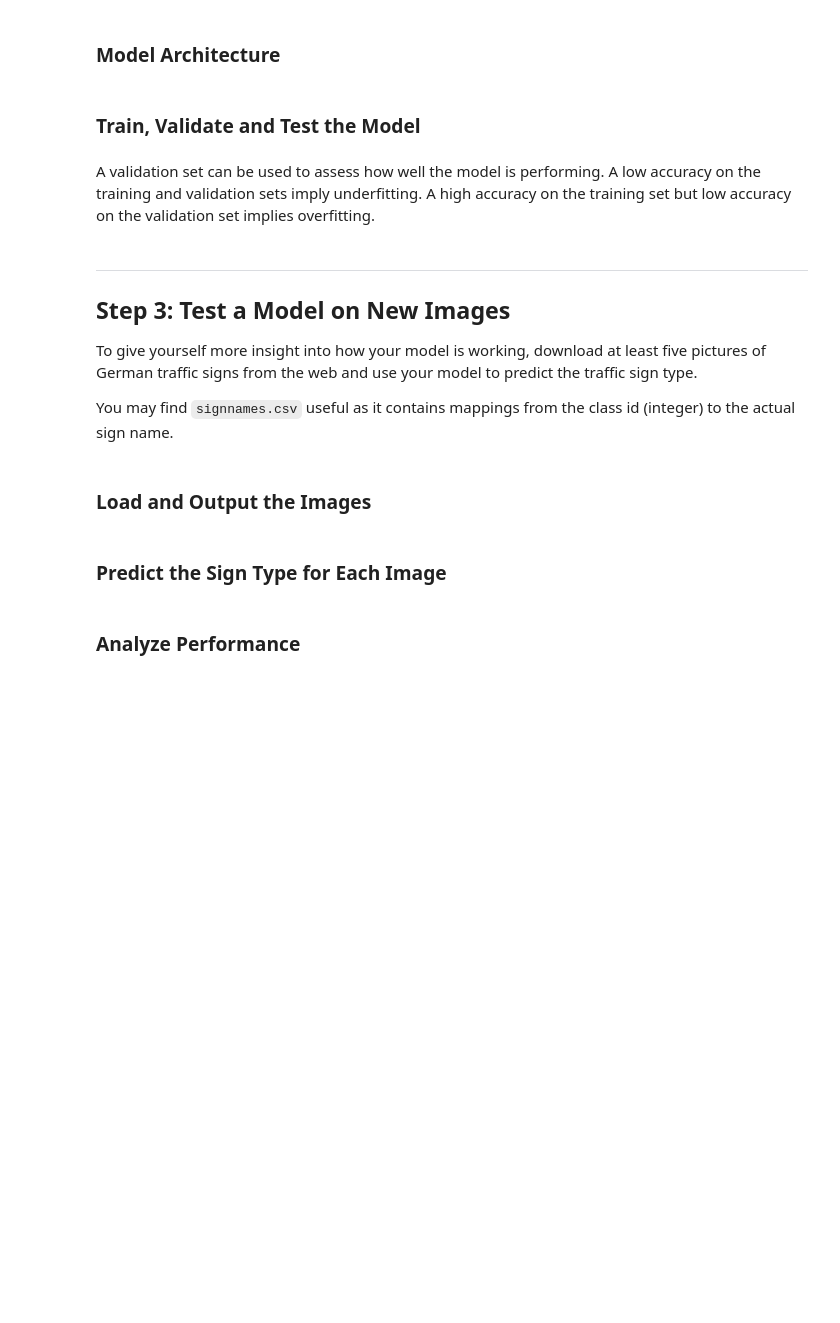
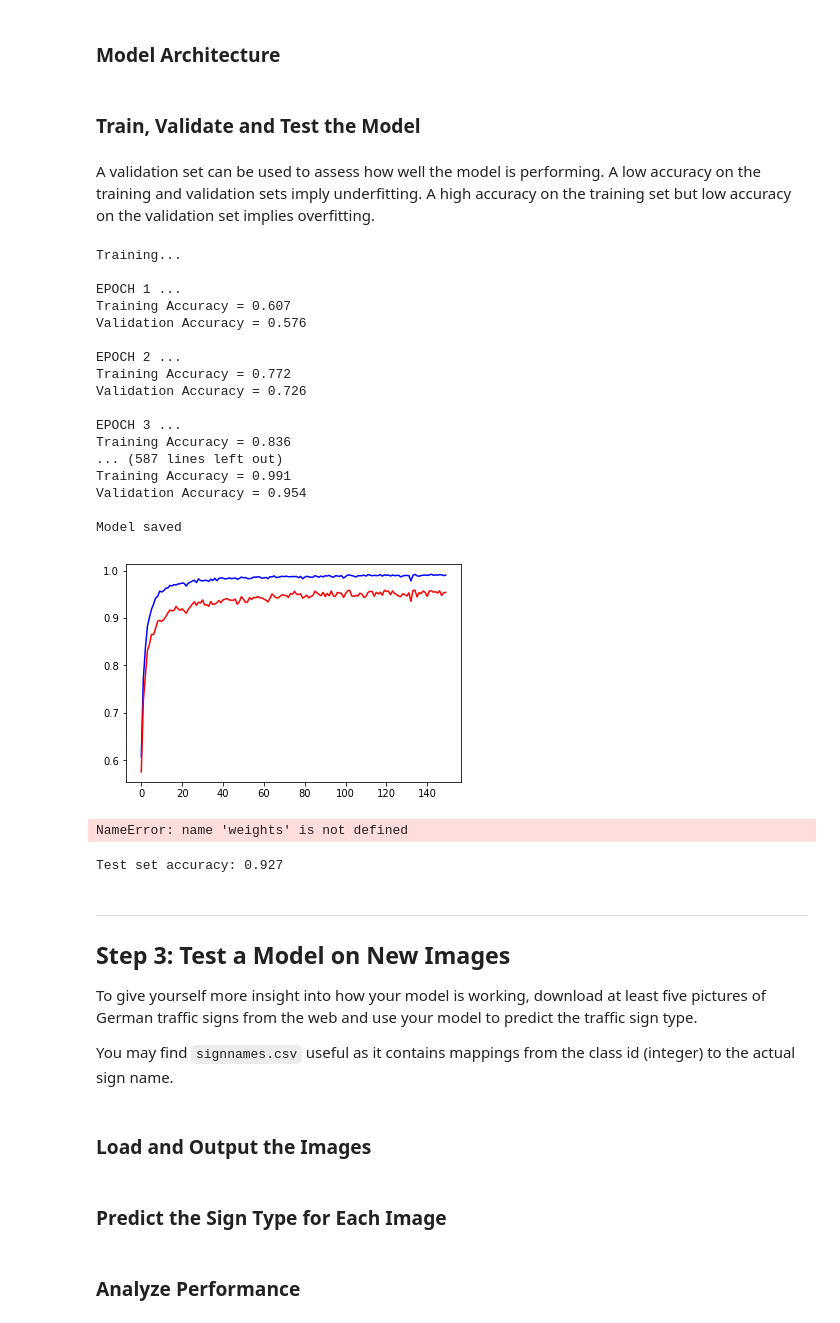
Before and after one commit to davinderc/CarND-Traffic-Sign-Classifier-Project, a Jupyter notebook: Traffic_Sign_ClassifierGPUTrained.ipynb, the cells around one changed output. Drawn from its saved outputs; the diff is of its cells as text; code cells hidden in the pictures; blank space fills up the shorter version.

Commit message:
refactor: Tweak parameters of final ConvNet network

```diff
--- a/Traffic_Sign_ClassifierGPUTrained.ipynb
+++ b/Traffic_Sign_ClassifierGPUTrained.ipynb
@@ -202,7 +231,7 @@ X_train, y_train = shuffle(X_train,y_train)
 # %%
 import tensorflow as tf
 
-EPOCHS = 50
+EPOCHS = 150
 BATCH_SIZE = 256
 # %%
 ### Define your architecture here.
@@ -214,16 +243,17 @@ def LeNet(x, dropout):
     # Arguments used for tf.truncated_normal, randomly defines variables for the weights and biases for each layer
     mu = 0
     sigma = 0.05
-    weights = [tf.Variable(tf.truncated_normal(([5, 5, 3, 6]), mu, sigma)),
-               tf.Variable(tf.truncated_normal(([5, 5, 6, 16]), mu, sigma)),
-               tf.Variable(tf.truncated_normal((400, 120), mu, sigma)),
-               tf.Variable(tf.truncated_normal((120, 84), mu, sigma)),
-               tf.Variable(tf.truncated_normal((84, 43), mu, sigma))]
-    bias = [tf.Variable(tf.truncated_normal(([6]), mu, sigma)),
-            tf.Variable(tf.truncated_normal(([16]), mu, sigma)),
-            tf.Variable(tf.truncated_normal(([120]), mu, sigma)),
-            tf.Variable(tf.truncated_normal(([84]), mu, sigma)),
-            tf.Variable(tf.truncated_normal(([43]), mu, sigma))]
+    # Testing first conv layer output of 8
+    weights = [tf.Variable(tf.truncated_normal(([5, 5, 3, 6]), mu, sigma), name='weights0'),
+               tf.Variable(tf.truncated_normal(([5, 5, 6, 16]), mu, sigma), name='weights1'),
+               tf.Variable(tf.truncated_normal((400, 120), mu, sigma), name='weights2'),
+               tf.Variable(tf.truncated_normal((120, 84), mu, sigma), name='weights3'),
+               tf.Variable(tf.truncated_normal((84, 43), mu, sigma), name='weights4')]
+    bias = [tf.Variable(tf.truncated_normal(([6]), mu, sigma), name='bias0'),
+            tf.Variable(tf.truncated_normal(([16]), mu, sigma), name='bias1'),
+            tf.Variable(tf.truncated_normal(([120]), mu, sigma), name='bias2'),
+            tf.Variable(tf.truncated_normal(([84]), mu, sigma), name='bias3'),
+            tf.Variable(tf.truncated_normal(([43]), mu, sigma), name='bias4')]
 
     # TODO: Layer 1: Convolutional. Input = 32x32x1. Output = 28x28x6.
     conv1 = tf.nn.conv2d(x, weights[0], strides=[1, 1, 1, 1], padding='VALID')
@@ -248,11 +278,14 @@ def LeNet(x, dropout):
     # TODO: Flatten. Input = 5x5x16. Output = 400.
     fc0 = flatten(conv2)
 
-    # TODO: Layer 3: Fully Connected. Input = 400. Output = 120.
+    # TODO: Layer 3: Fully Connected. Input = 400. Output = 120. tested output of 140 and 100. not much improvement
     fc1 = tf.add(tf.matmul(fc0, weights[2]),bias[2])
 
     # TODO: Activation.
     fc1 = tf.nn.relu(fc1)
+
+    # another dropout here
+    fc1 = tf.nn.dropout(fc1, dropout)
 
     # TODO: Layer 4: Fully Connected. Input = 120. Output = 84.
     fc2 = tf.add(tf.matmul(fc1, weights[3]),bias[3])
@@ -267,7 +300,7 @@ def LeNet(x, dropout):
     # TODO: Layer 5: Fully Connected. Input = 84. Output = 43.
     logits = tf.add(tf.matmul(fc3, weights[4]),bias[4])
 
-    return logits, weights[3], weights[4]
+    return logits, weights[2], weights[3], weights[4]
 # %%
 x = tf.placeholder(tf.float32, (None, 32, 32, 3))
 y = tf.placeholder(tf.int32, (None))
@@ -285,13 +318,13 @@ sets imply underfitting. A high accuracy on the training set but low accuracy on
 ### Feel free to use as many code cells as needed.
 
 rate = 0.001
-dropout = 0.5
+dropout = 0.65
 reg_rate = 0.002
 
-logits, weight3, weight4 = LeNet(x, dropout)
+logits, weight2, weight3, weight4 = LeNet(x, dropout)
 cross_entropy = tf.nn.softmax_cross_entropy_with_logits(logits, one_hot_y)
 loss_operation = tf.reduce_mean(cross_entropy)
-regularizers = tf.nn.l2_loss(weight3) + tf.nn.l2_loss(weight4)
+regularizers = tf.nn.l2_loss(weight2) + tf.nn.l2_loss(weight3) + tf.nn.l2_loss(weight4)
 loss_operation = tf.reduce_mean(loss_operation + reg_rate*regularizers)
 optimizer = tf.train.AdamOptimizer(learning_rate = rate)
 training_operation = optimizer.minimize(loss_operation)
@@ -314,34 +347,61 @@ def evaluate(X_data, y_data):
 # %%
 with tf.Session() as sess:
     sess.run(tf.global_variables_initializer())
     num_examples = len(X_train)
     train_accuracy = []
     valid_accuracy = []
     print("Training...")
     print()
     for i in range(EPOCHS):
+        if i==30:
+            rate = 0.0001
+        if i==100:
+            rate = 0.00005
         X_train, y_train = shuffle(X_train, y_train)
         for offset in range(0, num_examples, BATCH_SIZE):
             end = offset + BATCH_SIZE
             batch_x, batch_y = X_train[offset:end], y_train[offset:end]
             sess.run(training_operation,feed_dict={x: batch_x, y: batch_y})
         train_accuracy.append(evaluate(X_train, y_train))
         valid_accuracy.append(evaluate(X_valid, y_valid))
         print("EPOCH {} ...".format(i + 1))
         print("Training Accuracy = {:.3f}".format(train_accuracy[i]))
         print("Validation Accuracy = {:.3f}".format(valid_accuracy[i]))
         print()
 
     saver.save(sess, './lenet')
     print("Model saved")
     plt.plot(train_accuracy, color='blue')
     plt.plot(valid_accuracy, color='red')
     plt.show()
+# %% [output]
+Training...
+
+EPOCH 1 ...
+Training Accuracy = 0.607
+Validation Accuracy = 0.576
+
+EPOCH 2 ...
+Training Accuracy = 0.772
+Validation Accuracy = 0.726
+
+EPOCH 3 ...
+Training Accuracy = 0.836
+... (587 lines left out)
+Training Accuracy = 0.991
+Validation Accuracy = 0.954
+
+Model saved
+[figure, added]
+NameError: name 'weights' is not defined
 # %%
-# Run model on test set:
+with tf.Session() as sess:
+    saver.restore(sess, "./lenet")
 
-test_accuracy = evaluate(X_test,y_test)
-print("Test set accuracy = {:.3f}".format(test_accuracy))
+    test_accuracy = evaluate(X_test,y_test)
+    print('Test set accuracy: {:.3f}'.format(test_accuracy))
+# %% [output]
+Test set accuracy: 0.927
 # %% [markdown]
 ---
 
```
Also changed, not shown: parts of 8 cells of this notebook.
